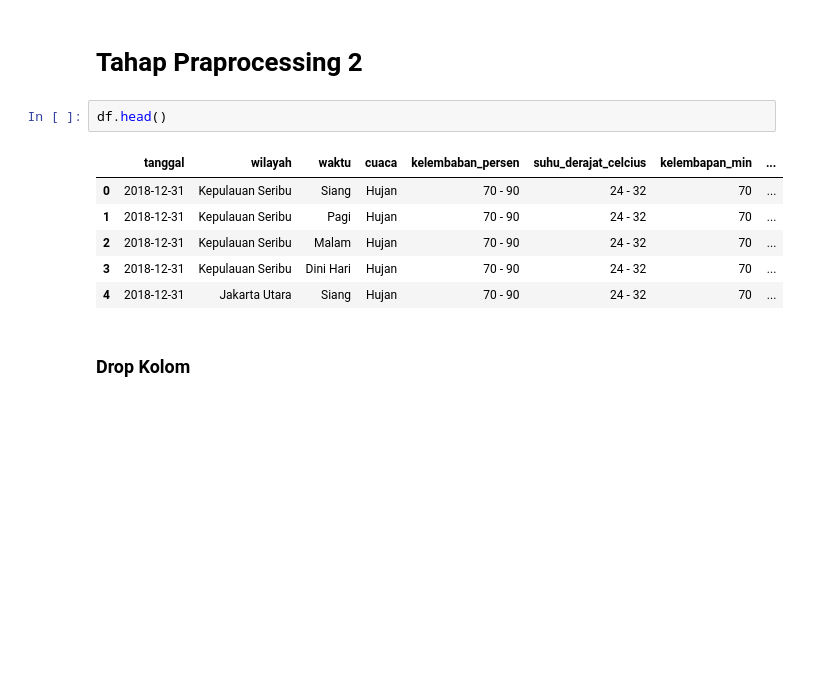
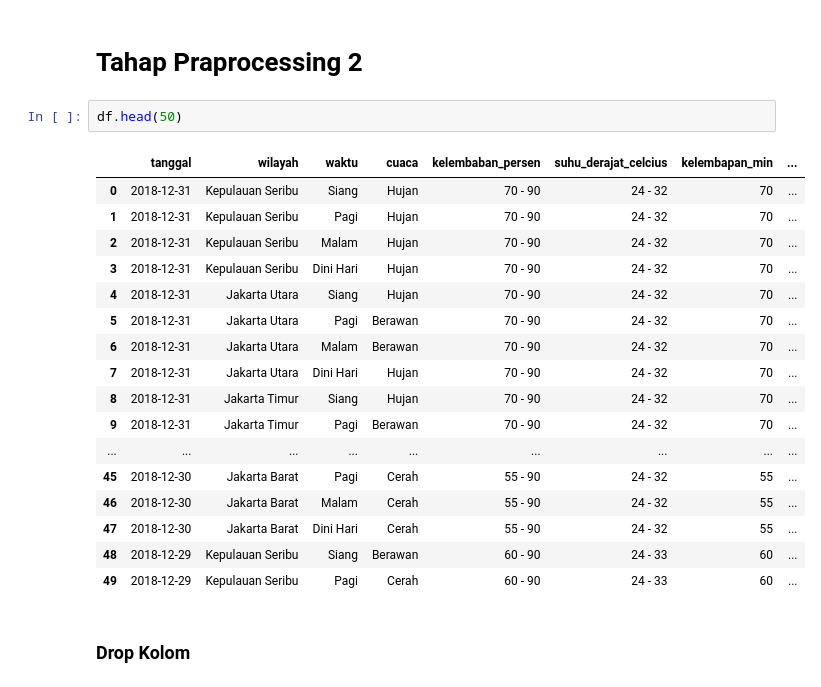
Before and after one commit to raihankemmy/jakarta-weather-classification-2018, a Jupyter notebook: Data with Mean.ipynb, the cells around one changed output. Cells and saved outputs as stored; diff of their text form; blank space fills up the shorter version.

```diff
--- a/with Mean.ipynb
+++ b/Data with Mean.ipynb
@@ -225,14 +236,25 @@ Name: kelembapan_max, dtype: int64
 # %% [markdown]
 # Tahap Praprocessing 2
 # %%
-df.head()
+df.head(50)
 # %% [output]
 |  | tanggal | wilayah | waktu | cuaca | kelembaban_persen | suhu_derajat_celcius | kelembapan_min | ... |
 | 0 | 2018-12-31 | Kepulauan Seribu | Siang | Hujan | 70 - 90 | 24 - 32 | 70 | ... |
 | 1 | 2018-12-31 | Kepulauan Seribu | Pagi | Hujan | 70 - 90 | 24 - 32 | 70 | ... |
 | 2 | 2018-12-31 | Kepulauan Seribu | Malam | Hujan | 70 - 90 | 24 - 32 | 70 | ... |
 | 3 | 2018-12-31 | Kepulauan Seribu | Dini Hari | Hujan | 70 - 90 | 24 - 32 | 70 | ... |
 | 4 | 2018-12-31 | Jakarta Utara | Siang | Hujan | 70 - 90 | 24 - 32 | 70 | ... |
+| 5 | 2018-12-31 | Jakarta Utara | Pagi | Berawan | 70 - 90 | 24 - 32 | 70 | ... |
+| 6 | 2018-12-31 | Jakarta Utara | Malam | Berawan | 70 - 90 | 24 - 32 | 70 | ... |
+| 7 | 2018-12-31 | Jakarta Utara | Dini Hari | Hujan | 70 - 90 | 24 - 32 | 70 | ... |
+| 8 | 2018-12-31 | Jakarta Timur | Siang | Hujan | 70 - 90 | 24 - 32 | 70 | ... |
+| 9 | 2018-12-31 | Jakarta Timur | Pagi | Berawan | 70 - 90 | 24 - 32 | 70 | ... |
+| ... | ... | ... | ... | ... | ... | ... | ... | ... |
+| 45 | 2018-12-30 | Jakarta Barat | Pagi | Cerah | 55 - 90 | 24 - 32 | 55 | ... |
+| 46 | 2018-12-30 | Jakarta Barat | Malam | Cerah | 55 - 90 | 24 - 32 | 55 | ... |
+| 47 | 2018-12-30 | Jakarta Barat | Dini Hari | Cerah | 55 - 90 | 24 - 32 | 55 | ... |
+| 48 | 2018-12-29 | Kepulauan Seribu | Siang | Berawan | 60 - 90 | 24 - 33 | 60 | ... |
+| 49 | 2018-12-29 | Kepulauan Seribu | Pagi | Cerah | 60 - 90 | 24 - 33 | 60 | ... |
 # %% [markdown]
 ### Drop Kolom
 # %%
```
Also changed, not shown: parts of 16 cells of this notebook, 1 other file.
